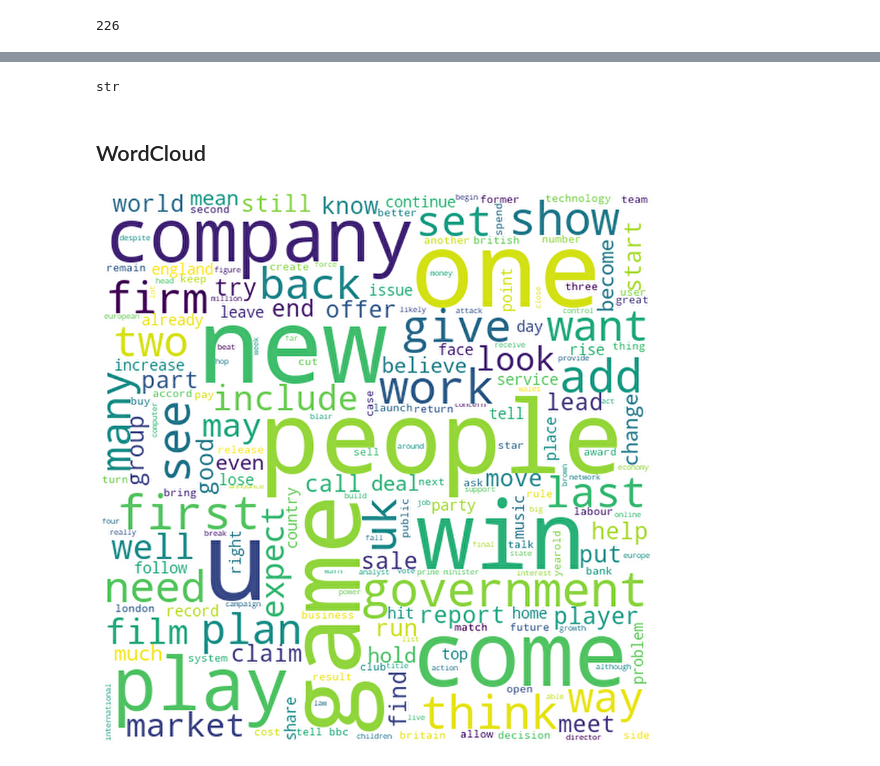
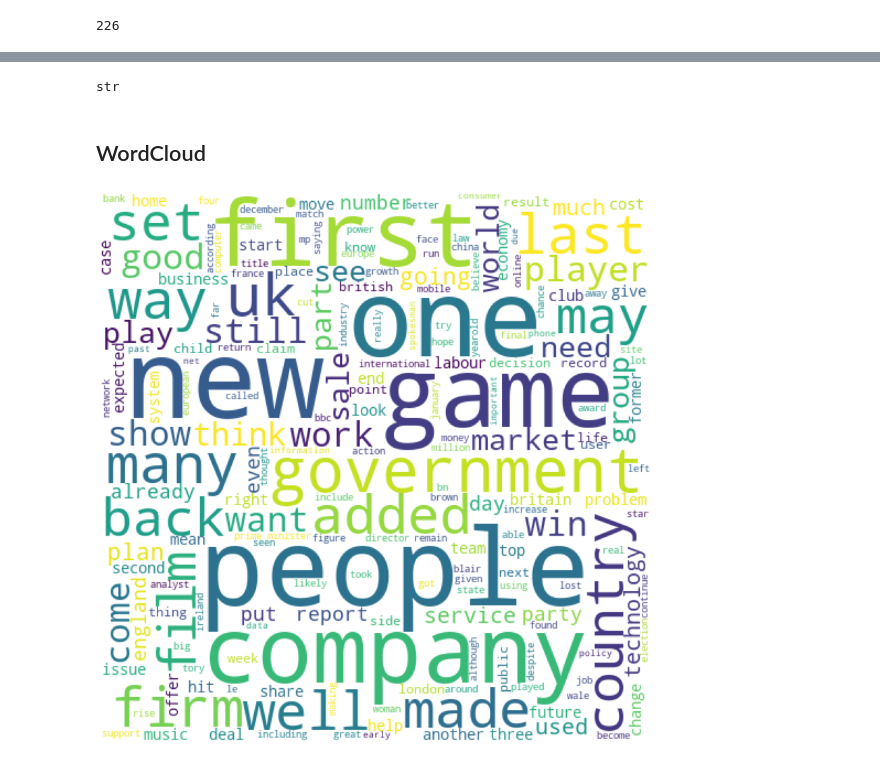
Before and after one commit to Prasad-Khedkar/Topic_Modelling_on_News_Articles, a Jupyter notebook: Topic_Modelling_on_News_Articles.ipynb, the cells around one changed output, grey strips where cells are left out. Cells and saved outputs as stored; diff of their text form; code cells hidden in the pictures.

```diff
--- a/Topic_Modelling_on_News_Articles.ipynb
+++ b/Topic_Modelling_on_News_Articles.ipynb
@@ -239,2 +296,0 @@ def rem_stop_words(klp):
-# %%
-df['News'] = df['News'].apply(rem_stop_words)
@@ -293,4 +345,4 @@ first     1221
 dtype: int64
 # %%
-useless_words = ['say', 'mr','would','make','also','year','take','could','use','time','go']
+useless_words = ['said','say', 'mr','would','make','also','year','take','could','use','time','go','u','two','told']
 # %%
@@ -306,5 +358,5 @@ def remove_words(klp):                  ## Defining function to remove useless w
     """ Function to remove useless_words. """
     return ' '.join(x for x in klp.split() if x not in useless_words)
 # %%
-df['News'] = df['News'].apply(remove_words)
+df['clean_news'] = df['clean_news'].apply(remove_words)                          ## Applying function
 # %%
@@ -347,16 +399,15 @@ plt.show()
 # %%
-dall_news = ''.join(df['News'])                ## Converting to string for wordcloud operation
+dall_news = ''.join(df['clean_news'])                                            ## Joining for wordcloud operation
+type(dall_news)
+# %% [output]
+str
-# %%
-type(dall_news)
-# %% [output]
-str
 # %% [markdown]
 ## WordCloud
 # %%
 plt.figure(figsize = (15,15))
 word_cloud = WordCloud(width= 500 , height= 500 ,background_color ='white',  max_font_size=100).generate(dall_news)
-plt.imshow(word_cloud, interpolation="sinc")
+plt.imshow(word_cloud)
 plt.axis('off')
 plt.show()
 # %% [output]
-[figure, old version]
+[figure, new version]
```
Also changed, not shown: parts of 68 cells of this notebook.
